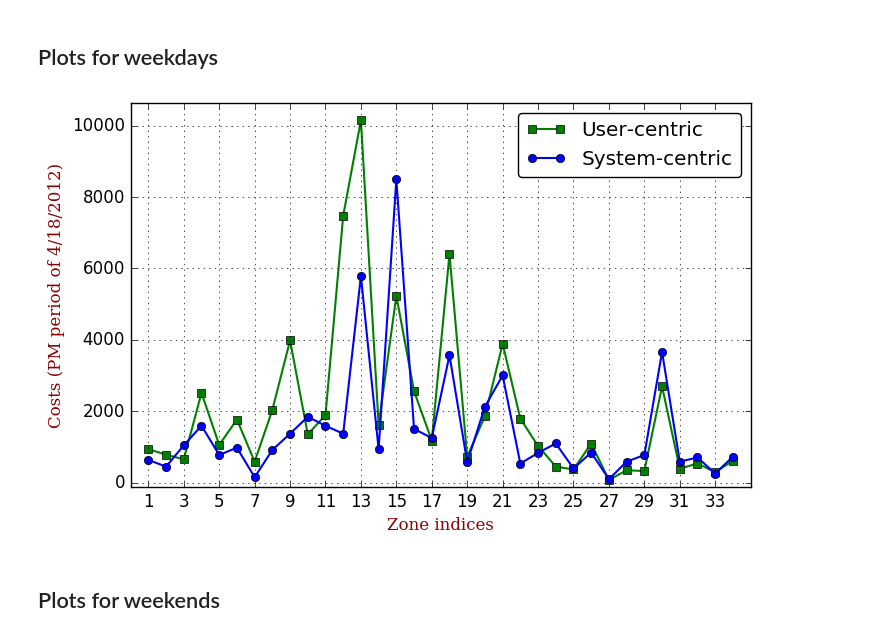
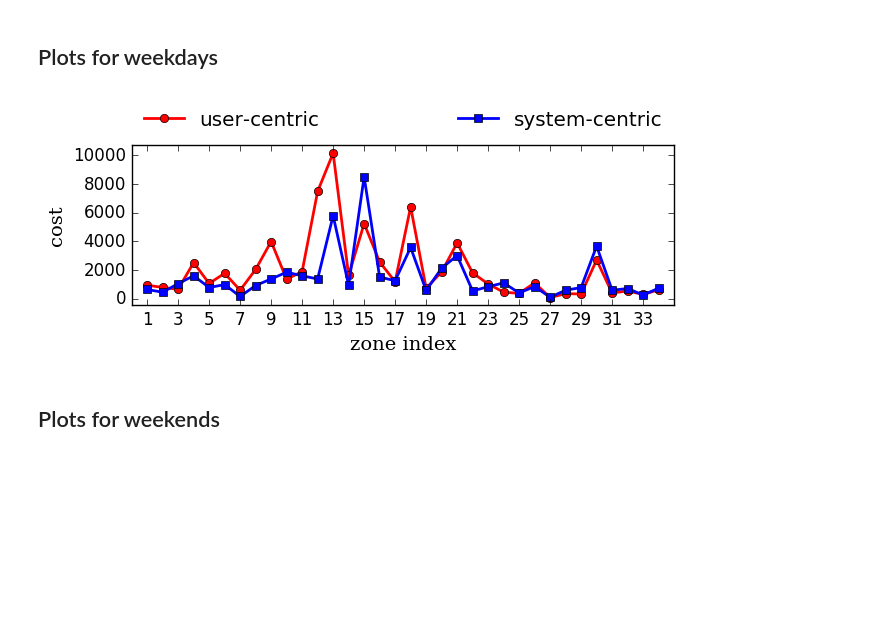
Before and after one commit to jingzbu/InverseVIsTraffic, a Jupyter notebook: 08_POA_MA_journal18_visualization/POA_social_vs_user_flows_visualization_meta_analysis.ipynb, the cells around one changed output. Saved outputs shown, nothing was run; the diff lists cells and outputs as text; code cells hidden in the pictures; blank space fills up the shorter version.

```diff
--- a/08_POA_MA_journal18_visualization/POA_social_vs_user_flows_visualization_meta_analysis.ipynb
+++ b/08_POA_MA_journal18_visualization/POA_social_vs_user_flows_visualization_meta_analysis.ipynb
@@ -221,38 +221,48 @@ using PyPlot
 # %% [markdown]
 ## Plots for weekdays
 # %%
+using PyPlot;
+plt = PyPlot;
+
+dire = "/home/jzh/Dropbox/Research/Data-driven_estimation_inverse_optimization/" *
+"MA_traffic_IEEE_special_issue_18/imag/"
+
 # for day in week_day_Apr_list
 for day in [18]
 
-    fig = figure(figsize=(8,4.8))
+    fig = figure(figsize=(7,2))
 
     zone = 1:length(zone_links_dict)
 
     zone_cost_vec_Apr_PM_user = [zone_cost_dict_Apr_PM_user[(day, zone_idx)] for zone_idx in zone]
     zone_cost_vec_Apr_PM_social = [zone_cost_dict_Apr_PM_social[(day, zone_idx)] for zone_idx in zone]
 
-    plot(zone, zone_cost_vec_Apr_PM_user, "s-g", linewidth=1.5, label="User-centric")
-    plot(zone, zone_cost_vec_Apr_PM_social, "o-b", linewidth=1.5, label="System-centric")
+    plot(zone, zone_cost_vec_Apr_PM_user, "o-r", linewidth=2, label="user-centric")
+    plot(zone, zone_cost_vec_Apr_PM_social, "s-b", linewidth=2, label="system-centric")
 
     # legend(loc=0, fancybox="true", bbox_to_anchor=(0.1, 0))
-    legend(loc=0, fancybox="true")
+#     legend(loc=0, fancybox="true", numpoints=1)
+    plt.legend(frameon=false, ncol=2, bbox_to_anchor=(0., 1.02, 1., .102), loc=3, mode="expand",
+    borderaxespad=0.2, numpoints=1)
 
-    grid("on")
+#     grid("on")
 
     xlim(0, 35)
     xticks(1:2:34)
-    ylim(-100, maximum([maximum(zone_cost_vec_Apr_PM_user), maximum(zone_cost_vec_Apr_PM_social)])+500)
+    ylim(-400, maximum([maximum(zone_cost_vec_Apr_PM_user), maximum(zone_cost_vec_Apr_PM_social)])+600)
 
-    font1 = Dict("family"=>"serif", "color"=>"darkred", "weight"=>"normal", "size"=>12)
+    font1 = Dict("family"=>"serif", "color"=>"k", "weight"=>"normal", "size"=>14)
 
-    xlabel("Zone indices", fontdict=font1)
-    ylabel("Costs (PM period of 4/$(day)/2012)", fontdict=font1)
+    xlabel("zone index", fontdict=font1)
+    ylabel("cost", fontdict=font1)
 
-    savefig("./results/Zone_costs_Apr_$(day)_journal.pdf")
+#     savefig("./results/Zone_costs_Apr_$(day)_journal.pdf")
+
+    savefig(dire * "Zone_costs_Apr_$(day)_journal.pdf", dpi=300, bbox_inches="tight")
 
 end
 # %% [output]
-[figure, old version]
+[figure, new version]
 # %% [markdown]
 ## Plots for weekends
 # %%
```
Also changed, not shown: parts of 5 cells of this notebook, 34 other files.
